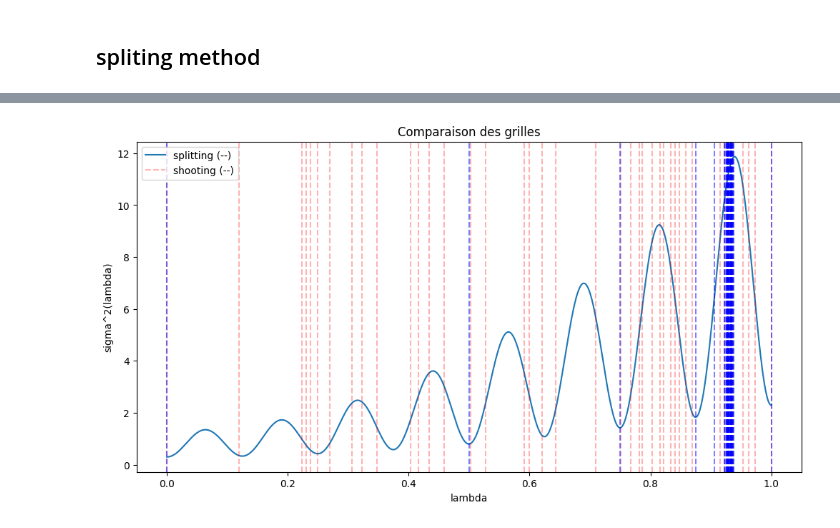
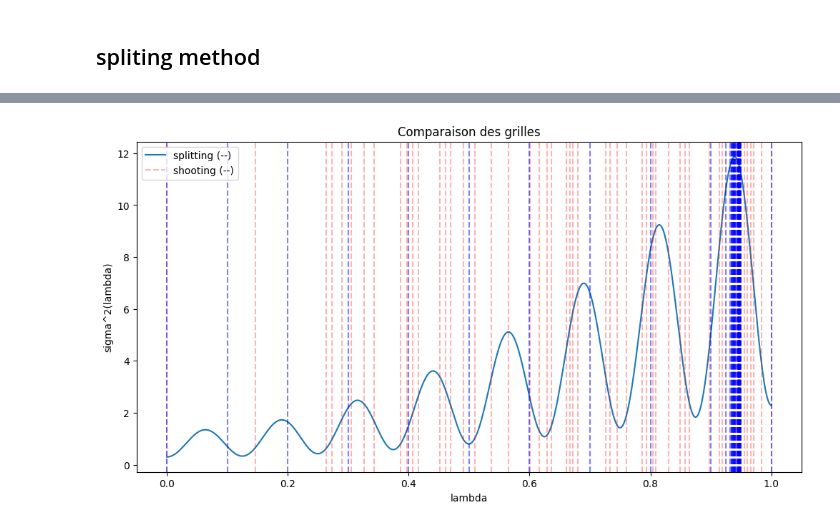
Before and after one commit to MohamedKeteb/constantpathsampling, a Jupyter notebook: stratified_ups.ipynb, the cells around one changed output, grey strips where cells are left out. Drawn from its saved outputs; the diff is of its cells as text; code cells hidden in the pictures.

```diff
--- a/stratified_ups.ipynb
+++ b/stratified_ups.ipynb
@@ -216,21 +230,7 @@ Variance splitting    : 0.7178183318489603
 import numpy as np
 import matplotlib.pyplot as plt
 import time
-# =========================
-# Fonction variance
-# =========================
-f = lambda l: np.sin(np.pi * l)
-#sigma2 = lambda l: np.abs(np.sin(np.pi * l))
-sigma2 = lambda l: 0.1 + (1 + 10*l**2) * (np.sin(8*np.pi*l)**2 + 0.2)
-L = 40
 
-#sigma2 = lambda l: np.abs(np.cos(np.pi * l)) # pour avoir une variance plus marquée
-#sigma2 = lambda l: 0.05 + (np.sin(1/(l+0.01))**2)
-
-
-
-# =========================
-import numpy as np
 
 # =========================
 def nadaraya_watson(lam0, lam_samples, y_samples, h):
@@ -297,21 +297,40 @@ def bin_variance(l0, l1, n_samples=50):
     y = f(lam) + np.random.normal(0, np.sqrt(sigma2(lam)))
     return np.var(y)
 
-def splitting_grid(L):
-    bins = [(0.0, 1.0)]
+import numpy as np
 
+def bin_variance(l0, l1, n_samples=20):
+    lam = np.random.uniform(l0, l1, n_samples)
+    y = f(lam) + np.random.normal(0, np.sqrt(sigma2(lam)))
+    return np.var(y)
+
+def splitting_grid(L, initial_bins=10):
+    """
+    Construire une grid greedy à partir d'une grid uniform initiale.
+
+    Parameters:
+    - L : nombre final de bins
+    - initial_bins : nombre initial de bins uniformes
+    """
+    # Créer une grid initiale uniforme
+    uniform_grid = np.linspace(0.0, 1.0, initial_bins + 1)
+    bins = [(uniform_grid[i], uniform_grid[i+1]) for i in range(initial_bins)]
+
+    # Greedy split jusqu'à obtenir L bins
     while len(bins) < L:
-        vars_ = [bin_variance(a,b) for (a,b) in bins]
+        # Calculer la variance de chaque bin
+        vars_ = [bin_variance(a, b) for (a, b) in bins]
+        # Choisir le bin avec variance maximale
         idx = np.argmax(vars_)
-
         a, b = bins[idx]
-        mid = 0.5*(a+b)
-
+        mid = 0.5 * (a + b)
+        # Remplacer le bin par ses deux moitiés
         bins.pop(idx)
         bins.insert(idx, (a, mid))
-        bins.insert(idx+1, (mid, b))
+        bins.insert(idx + 1, (mid, b))
 
-    grid = [0.0]
+    # Construire la grid finale
+    grid = [bins[0][0]]  # commencer par la borne inférieure du premier bin
     for (_, b) in bins:
         grid.append(b)
     return np.array(grid)
@@ -373 +392 @@ Shooting grid computed in 0.69 seconds
-[figure, old version]
+[figure, new version]
```
Also changed, not shown: parts of 2 cells of this notebook.
